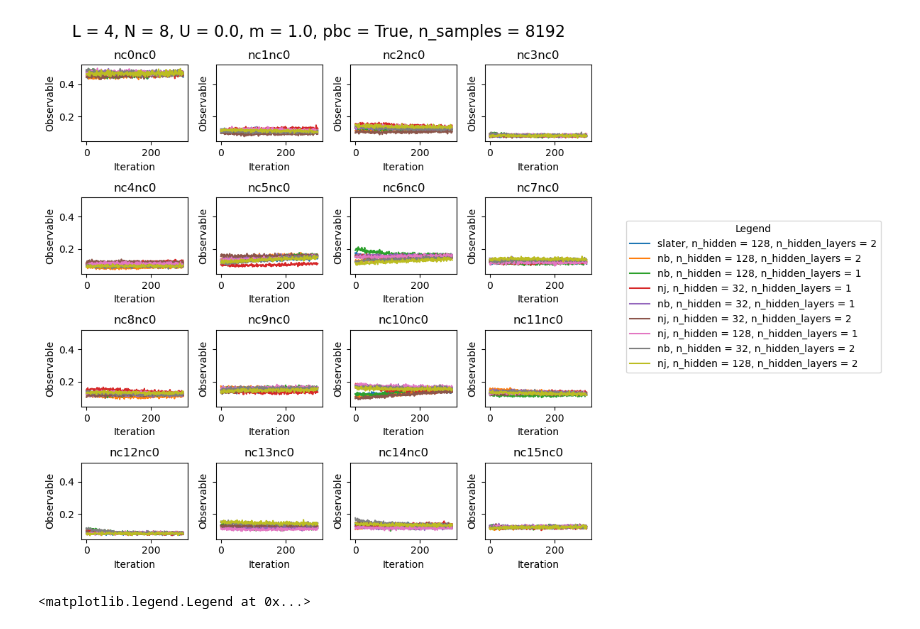
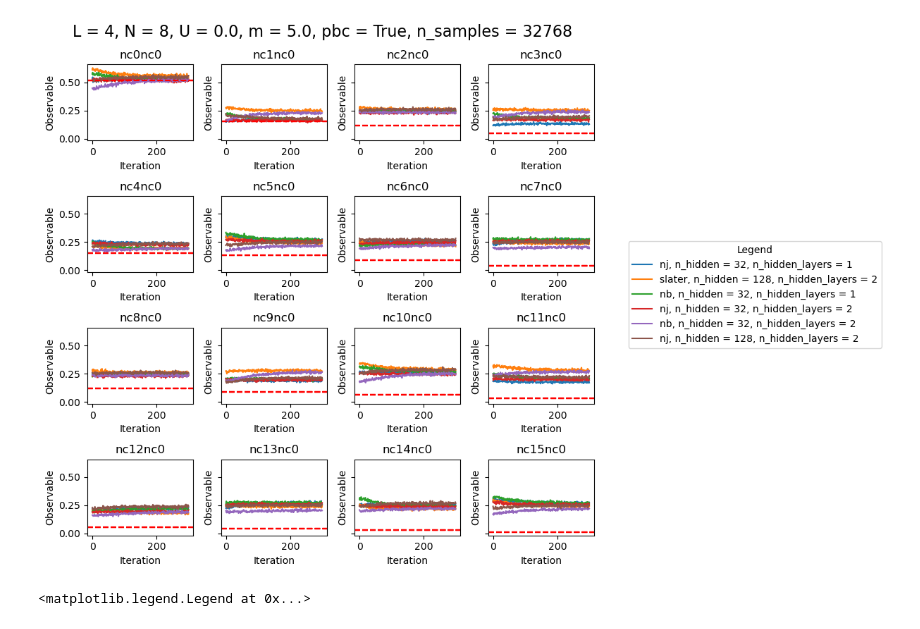
Before and after one commit to wttai004/machine_learning, a Jupyter notebook: netket_qwz/notebooks/qwz_results.ipynb, the cells around one changed output. Drawn from its saved outputs; the diff is of its cells as text; code cells hidden in the pictures.

```diff
--- a/netket_qwz/notebooks/qwz_results.ipynb
+++ b/netket_qwz/notebooks/qwz_results.ipynb
@@ -24,11 +24,12 @@ from tenpy.tools import hdf5_io
 # %%
 L = 4
 N = 8
-m = 2.0
-U = 8.0
+m = 5.0
+U = 0.0
 pbc = True
 query_dict_dmrg =  {"L": L, "N": N, "t": 1.0, "U": U, "m": m, "pbc": pbc}
-date_dmrg = "20241205_1641"
+date_dmrg = "20241208_1750"
+date_netket = "20241208_1749"
 BASE_PATH_DMRG = Path(f"/home1/wttai/machine_learning/dmrg_qwz/data/dmrg_qwz_{date_dmrg}")
 
 data_dmrg = []
@@ -51,9 +52,7 @@ dmrg_log_pbc_L=4_N=8_t=1.0_m=2.0_U=8.0.h5
 # %%
-n_samples = 8192
-#query_dict = {"L": L, "N": N, "t": 1.0, "U": U, "m": m, "pbc": True,  "n_hidden": 128, "n_hidden_layers": 1}
+n_samples = 32768
 query_dict = {"L": L, "N": N, "t": 1.0, "U": U, "m": m, "pbc": pbc, "n_samples": n_samples}
 #date_netket = "20241128_2048"
-date_netket = "20241126_2143"
 BASE_PATH = Path(f"/home1/wttai/machine_learning/netket_qwz/data/netket_qwz_{date_netket}")
 
 data_to_plot = []
@@ -107,34 +103,40 @@ for data in data_to_plot:
         y = i % L
         corr = f"nc{i}nc0"
         line, = axs[x][y].plot(x_values,
                                data["data"][corr]['Mean']['real'],
                                label=f"{data["metadata"]["model"]}, n_hidden = {data["metadata"]["n_hidden"]}, n_hidden_layers = {data["metadata"]["n_hidden_layers"]}")
+
+        corrs_dmrg = (data_dmrg[0]['data']['corrs_results']['dd']
+                    +data_dmrg[0]['data']['corrs_results']['uu']
+                    + 2 * data_dmrg[0]['data']['corrs_results']['ud'])/16
+        axs[x][y].axhline(y=corrs_dmrg[x][y], color='r', linestyle='--', label='DMRG')
+
         axs[x][y].set_title(corr)
         axs[x][y].set_xlabel('Iteration')
         axs[x][y].set_ylabel('Observable')
 
         # Collect lines and labels for the legend
         if line.get_label() not in labels:
             lines.append(line)
             labels.append(line.get_label())
 
 title = f"L = {L}, N = {N}, U = {U}, m = {m}, pbc = {query_dict['pbc']}, n_samples = {n_samples}"
 fig.suptitle(title, fontsize=16)
 
 # Add a shared legend to the right of the figure
 fig.legend(
     lines, labels,
     loc='center right',
     title="Legend",
     bbox_to_anchor=(1.5, 0.5)
 )
 
 
 # Show the plot
 plt.tight_layout()
 plt.show()
 # %% [output]
-[figure, old version]
+[figure, new version]
 # %%
 BASE_PATH = Path("/home1/wttai/machine_learning/netket_qwz/data")
 t = 1.0
```
Also changed, not shown: parts of 2 cells of this notebook, 6 other files.
